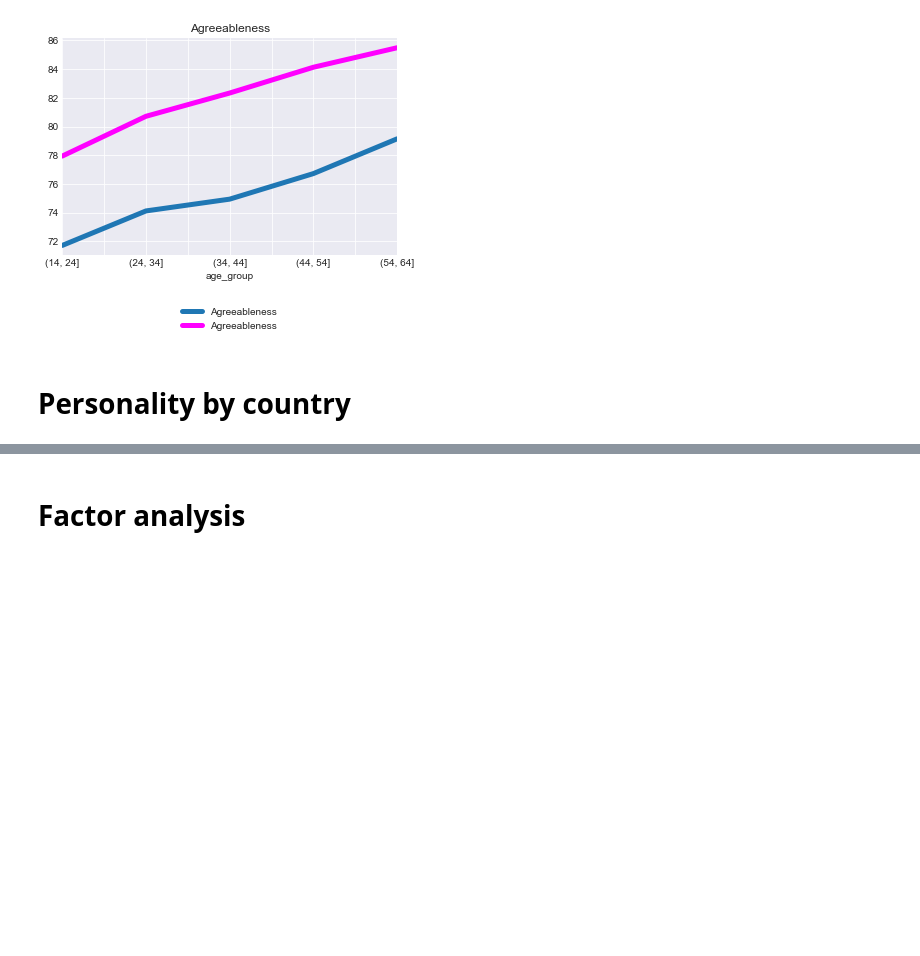
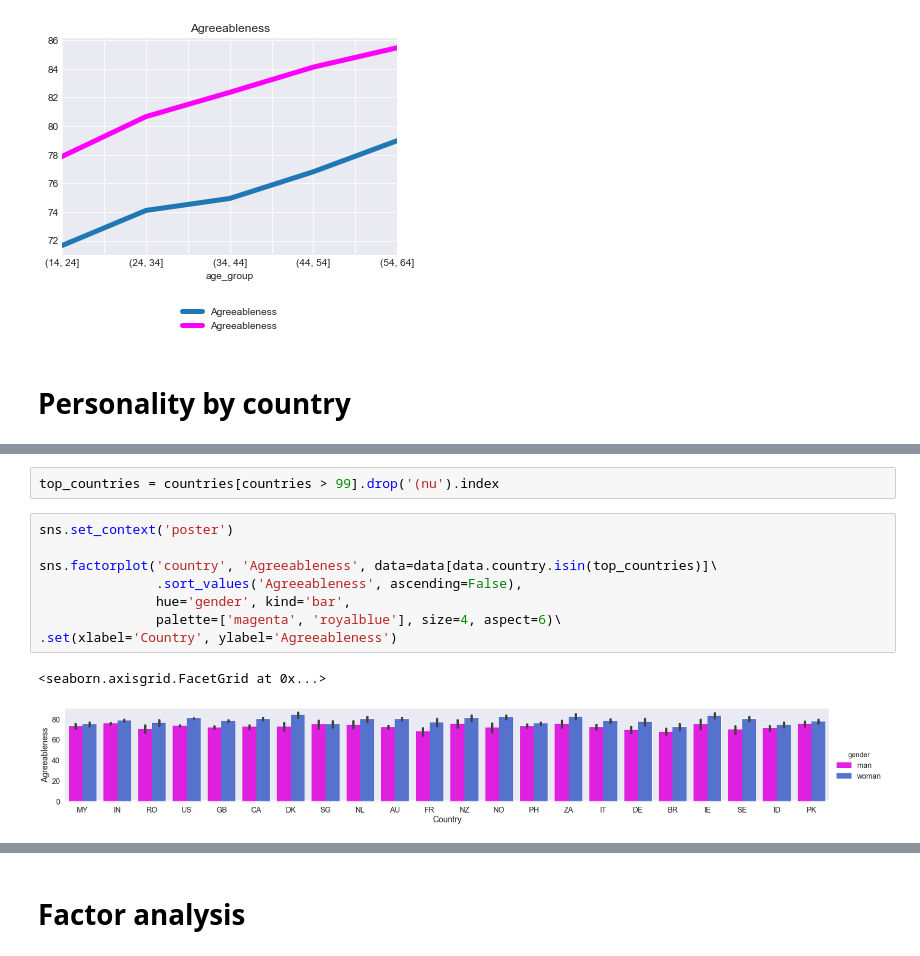
Before and after one commit to vincefav/big-five-age-and-gender, a Jupyter notebook: Big five - Age and gender.ipynb, the cells around one changed output, grey strips where cells are left out. Drawn from its saved outputs; the diff is of its cells as text; blank space fills up the shorter version.

Commit message:
feat: Add neuroticism & agreeableness by country

```diff
--- a/Big five - Age and gender.ipynb
+++ b/Big five - Age and gender.ipynb
@@ -273,0 +266,13 @@ countries[countries > 99].plot.bar(figsize=(20,4), grid=True)
+# %%
+top_countries = countries[countries > 99].drop('(nu').index
+# %%
+sns.set_context('poster')
+
+sns.factorplot('country', 'Agreeableness', data=data[data.country.isin(top_countries)]\
+               .sort_values('Agreeableness', ascending=False),
+               hue='gender', kind='bar',
+               palette=['magenta', 'royalblue'], size=4, aspect=6)\
+.set(xlabel='Country', ylabel='Agreeableness')
+# %% [output]
+<seaborn.axisgrid.FacetGrid at 0x...>
+[figure, added]
```
Also changed, not shown: parts of 8 cells of this notebook.
